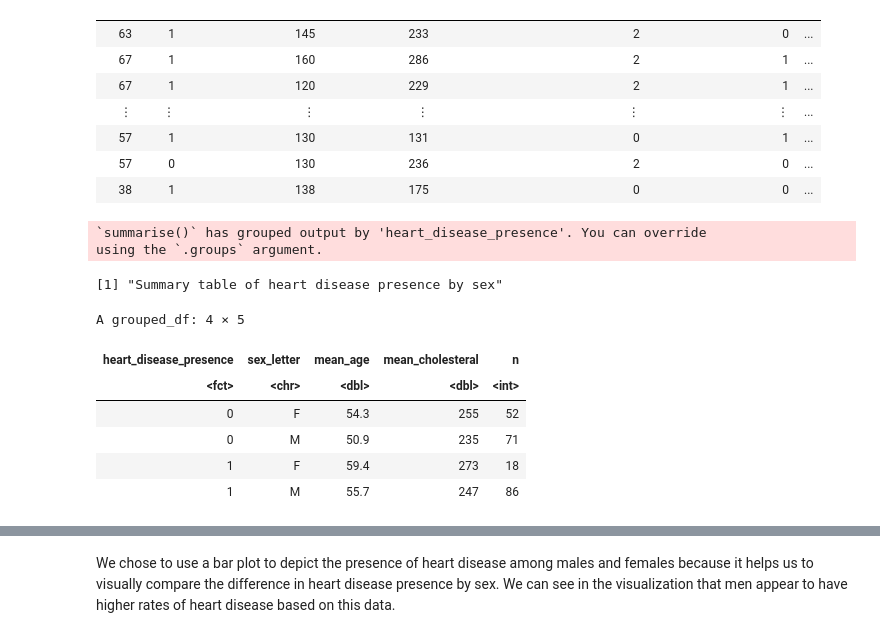
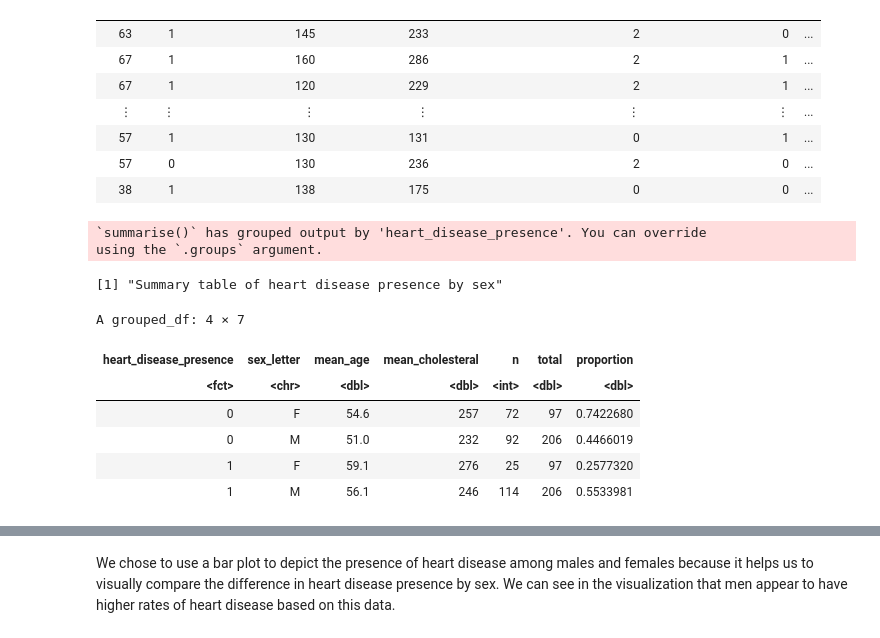
Before and after one commit to samtang22/dsci-100-2022W1-group-21, a Jupyter notebook: heart.data.ipynb, the cells around one changed output, grey strips where cells are left out. Cells and saved outputs as stored; diff of their text form; code cells hidden in the pictures.

```diff
--- a/heart.data.ipynb
+++ b/heart.data.ipynb
@@ -91,32 +81,36 @@ heart_test <- testing(heart_split)
 # %%
 #converts numerical sex value into a letter eg 0 -> F. Creates a new column for it
 #done purely for the charts - F/M easier to read than 0/1
-temp_heart_train <- heart_train
-temp_heart_train["sex_letter"] <- NA
-for(i in 1:nrow(temp_heart_train)) {
-    if(temp_heart_train[i, 2] == 0) {
-        temp_heart_train[i, ncol(temp_heart_train)] <- "F"
+temp_heart_data <- heart_data
+temp_heart_data["sex_letter"] <- NA
+for(i in 1:nrow(temp_heart_data)) {
+    if(temp_heart_data[i, 2] == 0) {
+        temp_heart_data[i, ncol(temp_heart_data)] <- "F"
     } else {
-        temp_heart_train[i, ncol(temp_heart_train)] <- "M"
+        temp_heart_data[i, ncol(temp_heart_data)] <- "M"
     }
 }
 
 #Table of mean age and cholesteral for each heart disease presence/sex combination
-mean_age_angiographic <- temp_heart_train |>
+mean_age_angiographic <- temp_heart_data |>
     group_by(heart_disease_presence, sex_letter) |>
     summarize(mean_age=round(mean(age),1), mean_cholesteral = round(mean(serum_cholesteral)), n=n())
+
 #is there a better way to label the table?
 print("Summary table of heart disease presence by sex")
-mean_age_angiographic
+mean_age_proportions <- mean_age_angiographic |>
+    mutate(total = c(97, 206)) |>
+    mutate(proportion = n/total)
+mean_age_proportions
 # %% [output]
 `summarise()` has grouped output by 'heart_disease_presence'. You can override
 using the `.groups` argument.
 [1] "Summary table of heart disease presence by sex"
-A grouped_df: 4 × 5
+A grouped_df: 4 × 7
-| heart_disease_presence | sex_letter | mean_age | mean_cholesteral | n |
-| <fct> | <chr> | <dbl> | <dbl> | <int> |
-| 0 | F | 54.3 | 255 | 52 |
-| 0 | M | 50.9 | 235 | 71 |
-| 1 | F | 59.4 | 273 | 18 |
-| 1 | M | 55.7 | 247 | 86 |
+| heart_disease_presence | sex_letter | mean_age | mean_cholesteral | n | total | proportion |
+| <fct> | <chr> | <dbl> | <dbl> | <int> | <dbl> | <dbl> |
+| 0 | F | 54.6 | 257 | 72 | 97 | 0.7422680 |
+| 0 | M | 51.0 | 232 | 92 | 206 | 0.4466019 |
+| 1 | F | 59.1 | 276 | 25 | 97 | 0.2577320 |
+| 1 | M | 56.1 | 246 | 114 | 206 | 0.5533981 |
 # %% [markdown]
```
Also changed, not shown: parts of 13 cells of this notebook.
